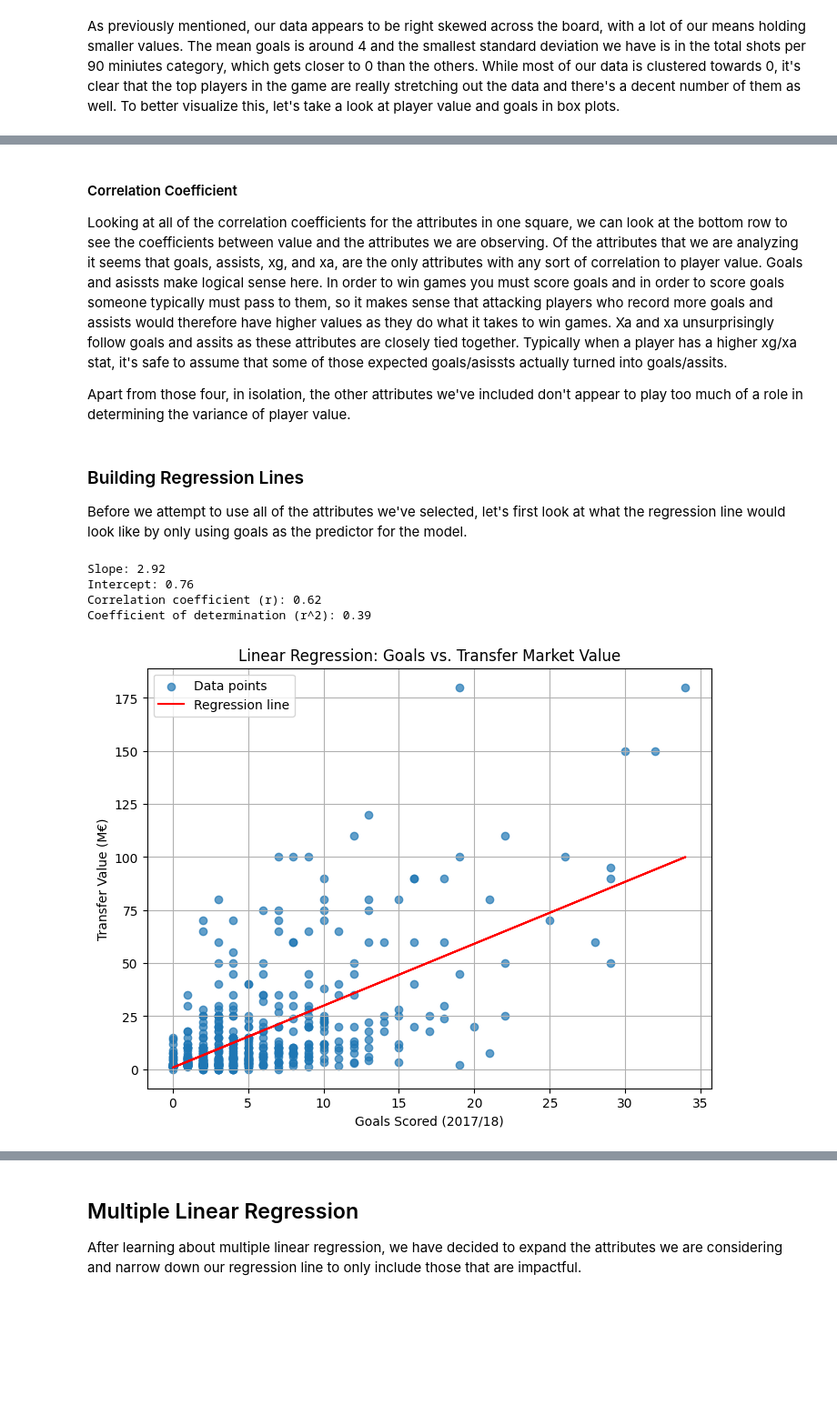
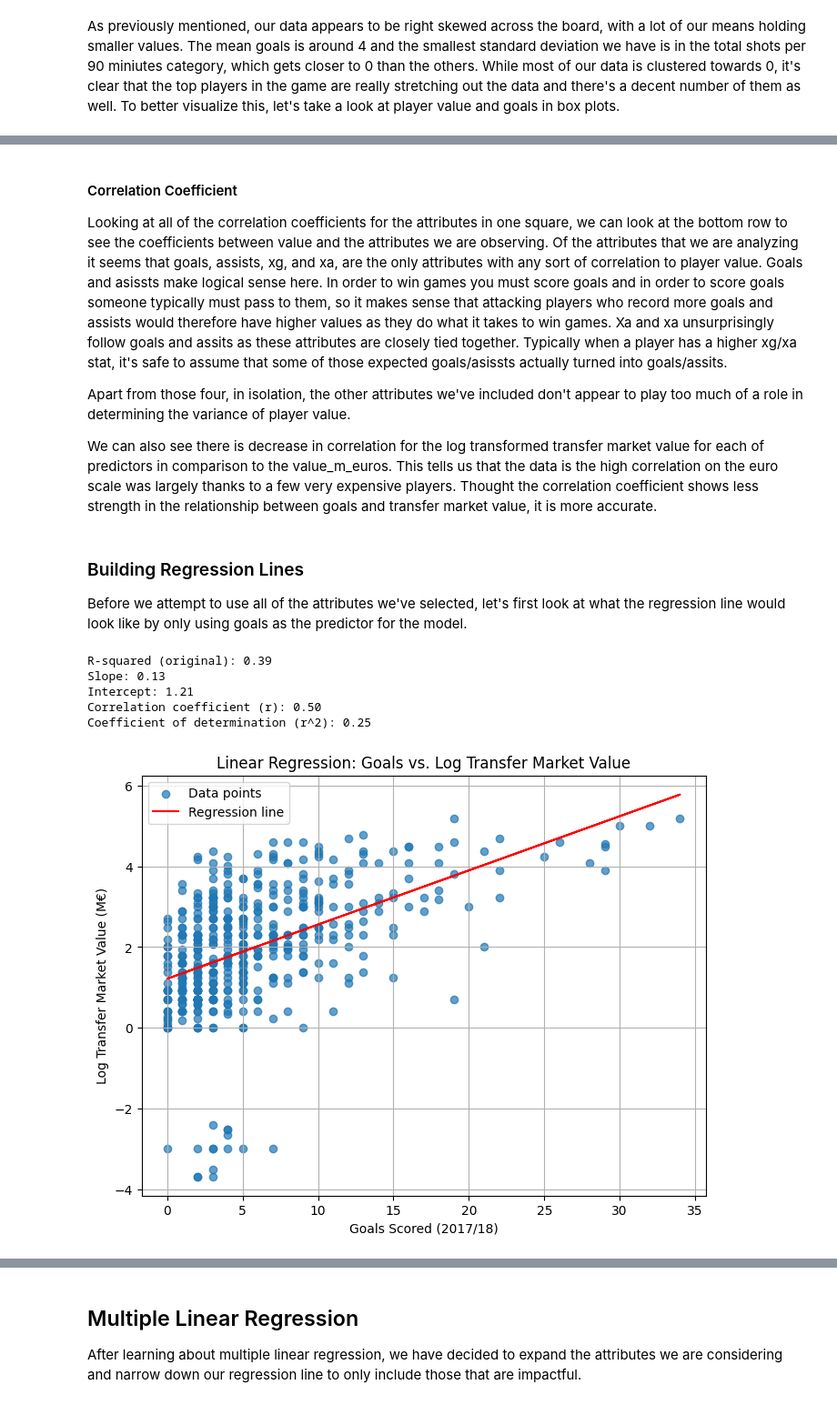
Before and after one commit to AbrahamKAustin/Key-Determinants-of-Soccer-FW-Value, a Jupyter notebook: Goal_To_Transfer_Value_New.ipynb, the cells around one changed output, grey strips where cells are left out. Shown: that part at 91% size. Drawn from its saved outputs; the diff is of its cells as text; code cells hidden in the pictures; blank space fills up the shorter version.

```diff
--- a/Goal_To_Transfer_Value_New.ipynb
+++ b/Goal_To_Transfer_Value_New.ipynb
@@ -163,6 +178,9 @@ plt.show()
 Looking at all of the correlation coefficients for the attributes in one square, we can look at the bottom row to see the coefficients between value and the attributes we are observing. Of the attributes that we are analyzing it seems that goals, assists, xg, and xa, are the only attributes with any sort of correlation to player value. Goals and asissts make logical sense here. In order to win games you must score goals and in order to score goals someone typically must pass to them, so it makes sense that attacking players who record more goals and assists would therefore have higher values as they do what it takes to win games. Xa and xa unsurprisingly follow goals and assits as these attributes are closely tied together. Typically when a player has a higher xg/xa stat, it's safe to assume that some of those expected goals/asissts actually turned into goals/assits.
 
 Apart from those four, in isolation, the other attributes we've included don't appear to play too much of a role in determining the variance of player value.
+
+
+We can also see there is decrease in correlation for the log transformed transfer market value for each of predictors in comparison to the value_m_euros. This tells us that the data is the high correlation on the euro scale was largely thanks to a few very expensive players. Thought the correlation coefficient shows less strength in the relationship between goals and transfer market value, it is more accurate.
 # %% [markdown]
 ### Building Regression Lines
 
@@ -170,32 +188,40 @@ Before we attempt to use all of the attributes we've selected, let's first look
 # %%
 from scipy.stats import linregress
 
 # Perform linear regression
-slope, intercept, r_value, p_value, std_err = linregress(fw['goals'], fw['value_m_eur'])
+slope, intercept, r_value, p_value, std_err = linregress(fw['goals'], fw['log_value'])
+
+# Perform linear regression on log-transformed values
+slope1, intercept1, r_value1, p_value1, std_err1 = linregress(fw['goals'], fw['value_m_eur'])
+
 
 # Calculate r^2
 r_squared = r_value**2
+r_squared1 = r_value1**2
+print(f"R-squared (original): {r_squared1:.2f}")
+
 
 # Display the regression results
 print(f"Slope: {slope:.2f}")
 print(f"Intercept: {intercept:.2f}")
 print(f"Correlation coefficient (r): {r_value:.2f}")
 print(f"Coefficient of determination (r^2): {r_squared:.2f}")
 
 # Plot the regression line
 plt.figure(figsize=(8, 6))
-plt.scatter(fw['goals'], fw['value_m_eur'], alpha=0.7, label="Data points")
+plt.scatter(fw['goals'], fw['log_value'], alpha=0.7, label="Data points")
 plt.plot(fw['goals'], slope * fw['goals'] + intercept, color='red', label="Regression line")
 plt.xlabel("Goals Scored (2017/18)")
-plt.ylabel("Transfer Value (M€)")
-plt.title("Linear Regression: Goals vs. Transfer Market Value")
+plt.ylabel("Log Transfer Market Value (M€)")
+plt.title("Linear Regression: Goals vs. Log Transfer Market Value")
 plt.legend()
 plt.grid(True)
 plt.show()
 # %% [output]
-Slope: 2.92
-Intercept: 0.76
-Correlation coefficient (r): 0.62
-Coefficient of determination (r^2): 0.39
+R-squared (original): 0.39
+Slope: 0.13
+Intercept: 1.21
+Correlation coefficient (r): 0.50
+Coefficient of determination (r^2): 0.25
-[figure, old version]
+[figure, new version]
 # %% [markdown]
```
Also changed, not shown: parts of 19 cells of this notebook, 1 other file.
